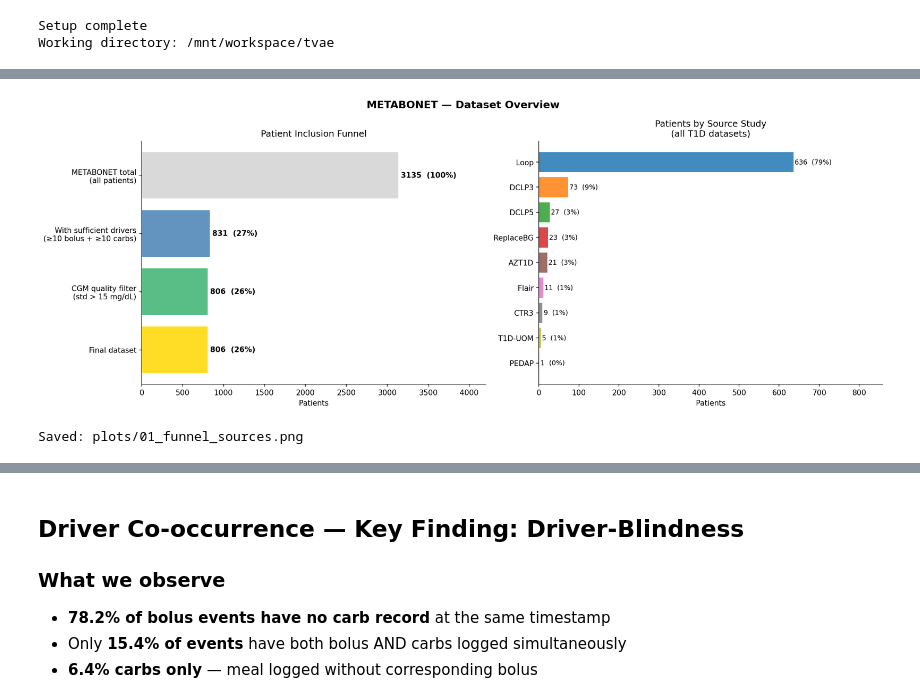
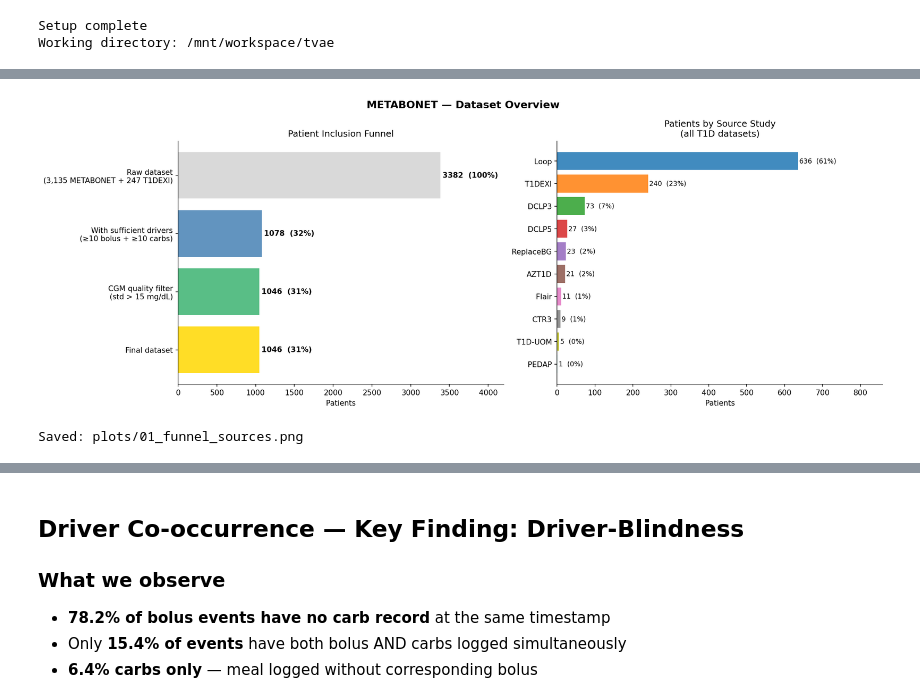
Before and after one commit to marcfont14/tvae, a Jupyter notebook: notebooks/01_exploration.ipynb, the cells around one changed output, grey strips where cells are left out. Cells and saved outputs as stored; diff of their text form; code cells hidden in the pictures.

```diff
--- a/notebooks/01_exploration.ipynb
+++ b/notebooks/01_exploration.ipynb
@@ -67,6 +67,6 @@ Estimated monitoring time:
 # %%
 # Cell 3 — Global statistics (streaming)
-f = pq.ParquetFile('raw_data/metabonet_train_filtered.parquet')
+f = pq.ParquetFile('data/interim/combined_filtered.parquet')
 
 stats = {
     'total_rows'   : 0,
@@ -140,7 +140,7 @@ Global Statistics — Filtered Dataset
   Note: In IOBP2 dataset all insulin recorded as bolus → insulin column most reliable
 # %%
 # Cell 4 — Per-patient statistics (streaming)
-f = pq.ParquetFile('raw_data/metabonet_train_filtered.parquet')
+f = pq.ParquetFile('data/interim/combined_filtered.parquet')
 
 patient_stats = defaultdict(lambda: {
     'rows': 0, 'cgm_missing': 0, 'cgm_sum': 0.0,
@@ -306,45 +333,45 @@ fig.suptitle("METABONET — Dataset Overview", fontsize=14, fontweight='bold')
 
 # 1: Inclusion funnel
 ax = axes[0]
-stages = ['METABONET total\n(all patients)',
+stages = ['Raw dataset\n(3,135 METABONET + 247 T1DEXI)',
           'With sufficient drivers\n(≥10 bolus + ≥10 carbs)',
           'CGM quality filter\n(std > 15 mg/dL)',
           'Final dataset']
-counts = [3135, 831, 806, len(inc)]
+counts = [3135 + 247, 1078, 1046, len(inc)]
 colors_f = ['lightgray', 'steelblue', 'mediumseagreen', 'gold']
 bars = ax.barh(stages, counts, color=colors_f, alpha=0.85)
 for bar, val in zip(bars, counts):
     ax.text(bar.get_width() + 30,
             bar.get_y() + bar.get_height() / 2,
-            f'{val}  ({100*val/3135:.0f}%)',
+            f'{val}  ({100*val/(3135 + 247):.0f}%)',
             va='center', fontsize=10, fontweight='bold')
 ax.set_xlabel('Patients')
 ax.set_title('Patient Inclusion Funnel')
 ax.set_xlim(0, 4200)
 ax.invert_yaxis()
 
 # 2: Source study distribution
 ax = axes[1]
 source_counts = df_demo[df_demo['included']]['source_file'].value_counts()
 colors_src = plt.cm.tab10(np.linspace(0, 1, len(source_counts)))
 bars = ax.barh(source_counts.index, source_counts.values,
                color=colors_src, alpha=0.85)
 for bar, val in zip(bars, source_counts.values):
     ax.text(bar.get_width() + 3,
             bar.get_y() + bar.get_height() / 2,
             f'{val}  ({100*val/len(inc):.0f}%)',
             va='center', fontsize=9)
 ax.set_xlabel('Patients')
 ax.set_title('Patients by Source Study\n(all T1D datasets)')
 ax.set_xlim(0, source_counts.max() * 1.35)
 ax.invert_yaxis()
 
 plt.tight_layout()
 plt.savefig('plots/01_funnel_sources.png', dpi=150, bbox_inches='tight')
 plt.show()
 print("Saved: plots/01_funnel_sources.png")
 # %% [output]
-[figure, old version]
+[figure, new version]
 Saved: plots/01_funnel_sources.png
 # %%
 # Cell 7 — Demographics
```
Also changed, not shown: parts of 19 cells of this notebook, 2 other files.
